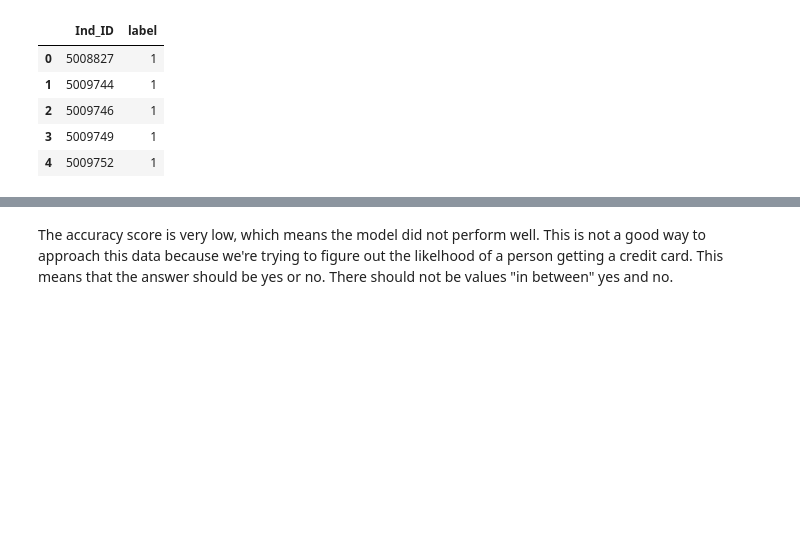
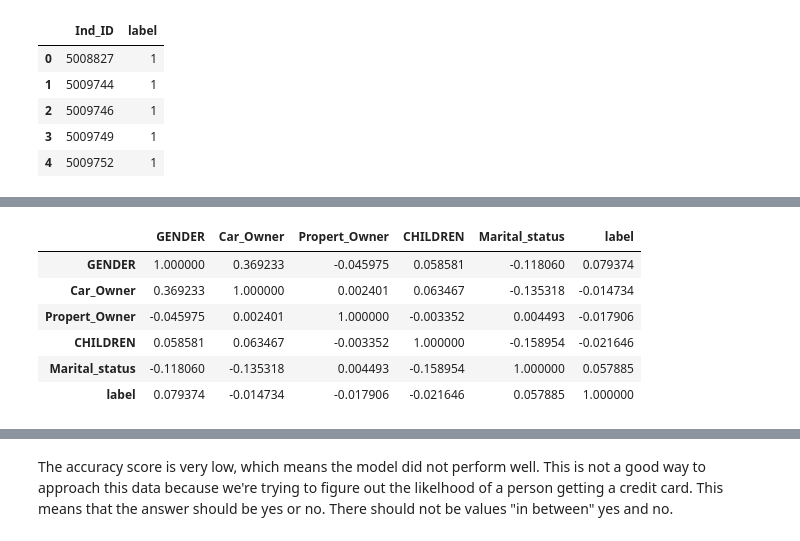
Before and after one commit to tsdandekar24/TanavDandekar_csci_1070_course, a Jupyter notebook: week_06_homework.ipynb, the cells around one changed output, grey strips where cells are left out. Cells and saved outputs as stored; diff of their text form; code cells hidden in the pictures; blank space fills up the shorter version.

```diff
--- a/week_06_homework.ipynb
+++ b/week_06_homework.ipynb
@@ -76,0 +103,10 @@ accuracy_score
+# %%
+credit_corr.corr()
+# %% [output]
+|  | GENDER | Car_Owner | Propert_Owner | CHILDREN | Marital_status | label |
+| GENDER | 1.000000 | 0.369233 | -0.045975 | 0.058581 | -0.118060 | 0.079374 |
+| Car_Owner | 0.369233 | 1.000000 | 0.002401 | 0.063467 | -0.135318 | -0.014734 |
+| Propert_Owner | -0.045975 | 0.002401 | 1.000000 | -0.003352 | 0.004493 | -0.017906 |
+| CHILDREN | 0.058581 | 0.063467 | -0.003352 | 1.000000 | -0.158954 | -0.021646 |
+| Marital_status | -0.118060 | -0.135318 | 0.004493 | -0.158954 | 1.000000 | 0.057885 |
+| label | 0.079374 | -0.014734 | -0.017906 | -0.021646 | 0.057885 | 1.000000 |
```
Also changed, not shown: parts of 16 cells of this notebook.
